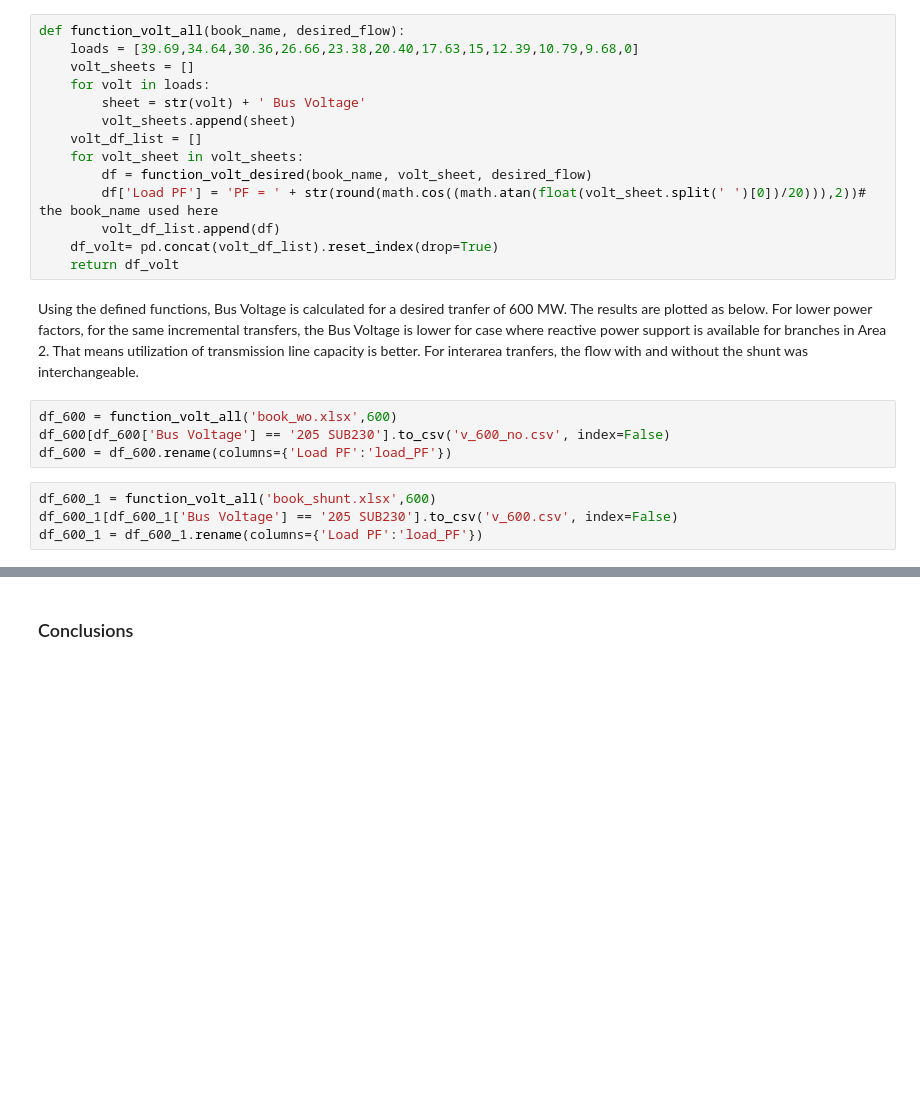
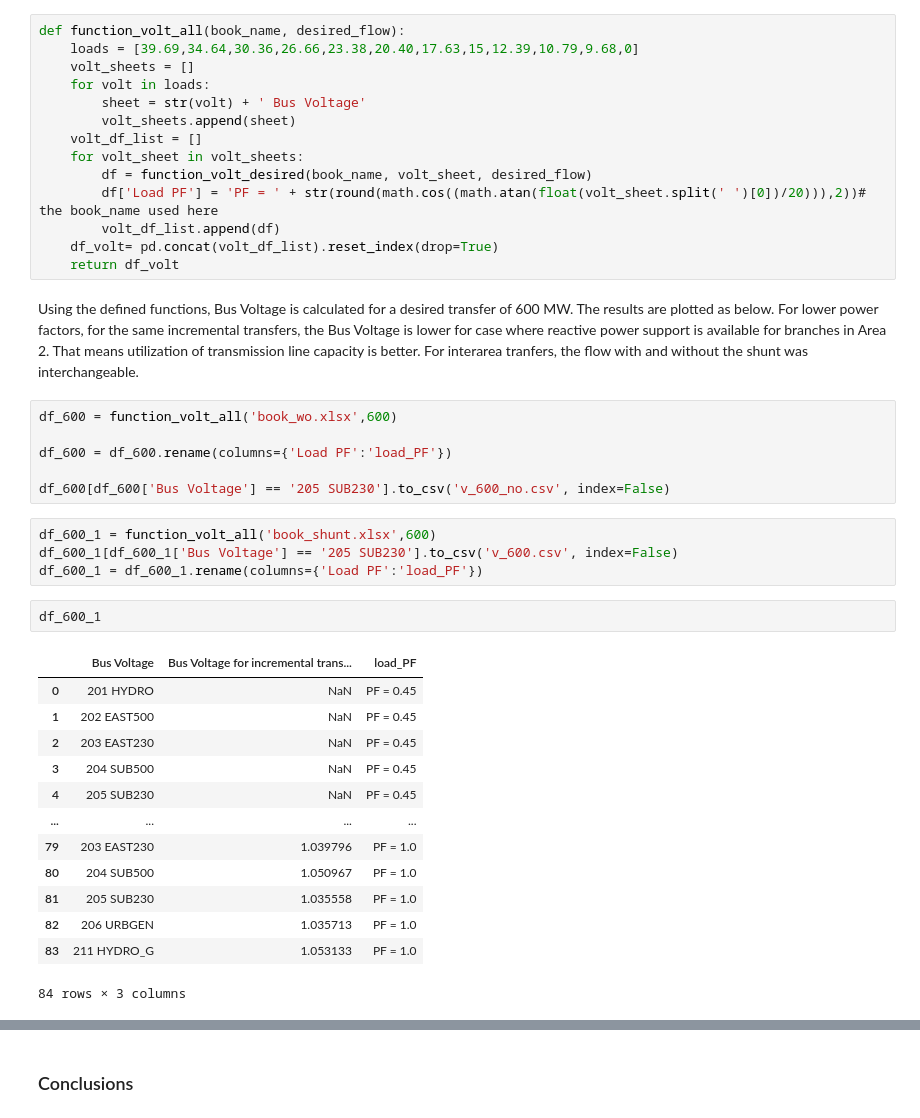
Before and after one commit to jessla89/PV-analysis-Data-extraction, a Jupyter notebook: bus_voltage.ipynb, the cells around one changed output, grey strips where cells are left out. Saved outputs shown, nothing was run; the diff lists cells and outputs as text; blank space fills up the shorter version.

```diff
--- a/bus_voltage.ipynb
+++ b/bus_voltage.ipynb
@@ -173,13 +155,31 @@ def function_volt_all(book_name, desired_flow):
     df_volt= pd.concat(volt_df_list).reset_index(drop=True)
     return df_volt
 # %% [markdown]
-Using the defined functions, Bus Voltage is calculated for a desired tranfer of 600 MW. The results are plotted as below. For lower power factors, for the same incremental transfers, the Bus Voltage is lower for case where reactive power support is available for branches in Area 2. That means utilization of transmission line capacity is better. For interarea tranfers, the flow with and without the shunt was interchangeable.
+Using the defined functions, Bus Voltage is calculated for a desired transfer of 600 MW. The results are plotted as below. For lower power factors, for the same incremental transfers, the Bus Voltage is lower for case where reactive power support is available for branches in Area 2. That means utilization of transmission line capacity is better. For interarea tranfers, the flow with and without the shunt was interchangeable.
 # %%
 df_600 = function_volt_all('book_wo.xlsx',600)
+
+df_600 = df_600.rename(columns={'Load PF':'load_PF'})
+
 df_600[df_600['Bus Voltage'] == '205 SUB230'].to_csv('v_600_no.csv', index=False)
-df_600 = df_600.rename(columns={'Load PF':'load_PF'})
 # %%
 df_600_1 = function_volt_all('book_shunt.xlsx',600)
 df_600_1[df_600_1['Bus Voltage'] == '205 SUB230'].to_csv('v_600.csv', index=False)
 df_600_1 = df_600_1.rename(columns={'Load PF':'load_PF'})
+# %%
+df_600_1
+# %% [output]
+|  | Bus Voltage | Bus Voltage for incremental trans... | load_PF |
+| 0 | 201 HYDRO | NaN | PF = 0.45 |
+| 1 | 202 EAST500 | NaN | PF = 0.45 |
+| 2 | 203 EAST230 | NaN | PF = 0.45 |
+| 3 | 204 SUB500 | NaN | PF = 0.45 |
+| 4 | 205 SUB230 | NaN | PF = 0.45 |
+| ... | ... | ... | ... |
+| 79 | 203 EAST230 | 1.039796 | PF = 1.0 |
+| 80 | 204 SUB500 | 1.050967 | PF = 1.0 |
+| 81 | 205 SUB230 | 1.035558 | PF = 1.0 |
+| 82 | 206 URBGEN | 1.035713 | PF = 1.0 |
+| 83 | 211 HYDRO_G | 1.053133 | PF = 1.0 |
+84 rows × 3 columns
 # %%
```
Also changed, not shown: parts of 10 cells of this notebook, 1 other file.
